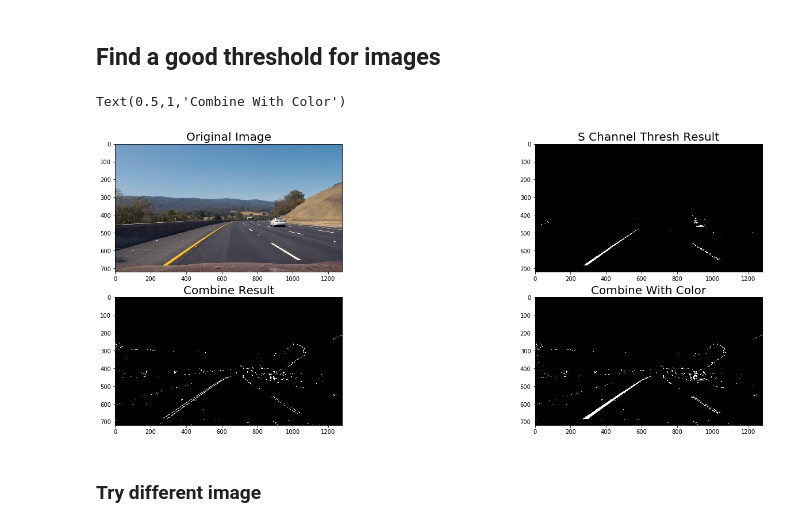
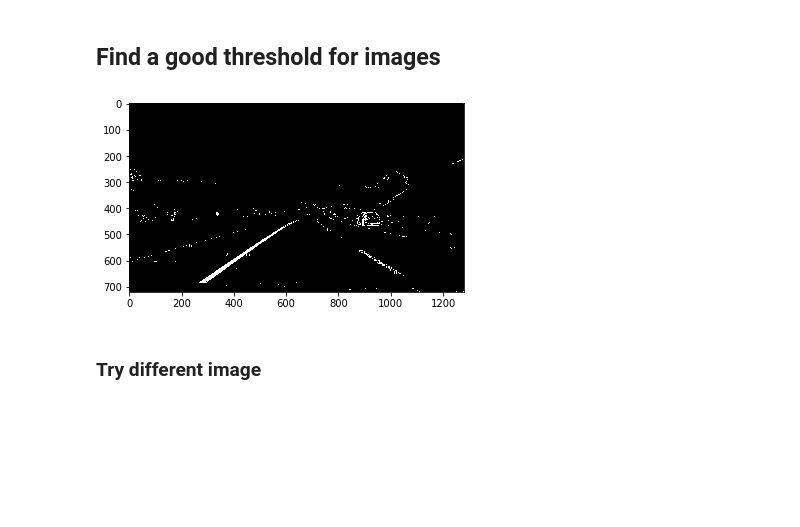
Before and after one commit to root221/CarND-Advanced-Lane-Lines, a Jupyter notebook: LaneFinding.ipynb, the cells around one changed output. Drawn from its saved outputs; the diff is of its cells as text; code cells hidden in the pictures; blank space fills up the shorter version.

```diff
--- a/LaneFinding.ipynb
+++ b/LaneFinding.ipynb
@@ -172,33 +172,25 @@ def RGB_thresh(img,color,thresh_min,thresh_max):
 # %%
 path = 'test_images/test3.jpg'
 img = mpimg.imread(path)
 
 sat_binary = HLS_thresh(img,'S',200,255)
 mag_binary = mag_thresh(img,15,50,150)
 dir_binary = dir_thresh(img,15,0.3,1.7)
 
 combine = np.zeros_like(dir_binary)
 combine[((dir_binary==1) & (mag_binary==1))] = 1
 
 combine_with_color = np.zeros_like(combine)
 combine_with_color[(combine==1) | (sat_binary==1)] = 1
 
-f, axarr = plt.subplots(2, 2,figsize=(24, 9))
 
-axarr[0,0].imshow(img)
-axarr[0,0].set_title('Original Image', fontsize=20)
-
-axarr[0,1].imshow(sat_binary,cmap='gray')
-axarr[0,1].set_title('S Channel Thresh Result', fontsize=20)
-
-axarr[1,0].imshow(combine,cmap='gray')
-axarr[1,0].set_title('Combine Result', fontsize=20)
-
-axarr[1,1].imshow(combine_with_color,cmap='gray')
-axarr[1,1].set_title('Combine With Color', fontsize=20)
+plt.imshow(combine_with_color,cmap='gray')
+combine_with_color = np.dstack((combine_with_color,combine_with_color,combine_with_color))*255
+combine_with_color = np.uint8(combine_with_color)
+plt.imshow(combine_with_color)
+mpimg.imsave("binary_combo_example.jpg",combine_with_color)
 # %% [output]
-Text(0.5,1,'Combine With Color')
-[figure, old version]
+[figure, new version]
 # %% [markdown]
 ### Try different image
 # %%
```
Also changed, not shown: parts of 1 cell of this notebook, 4 other files.
